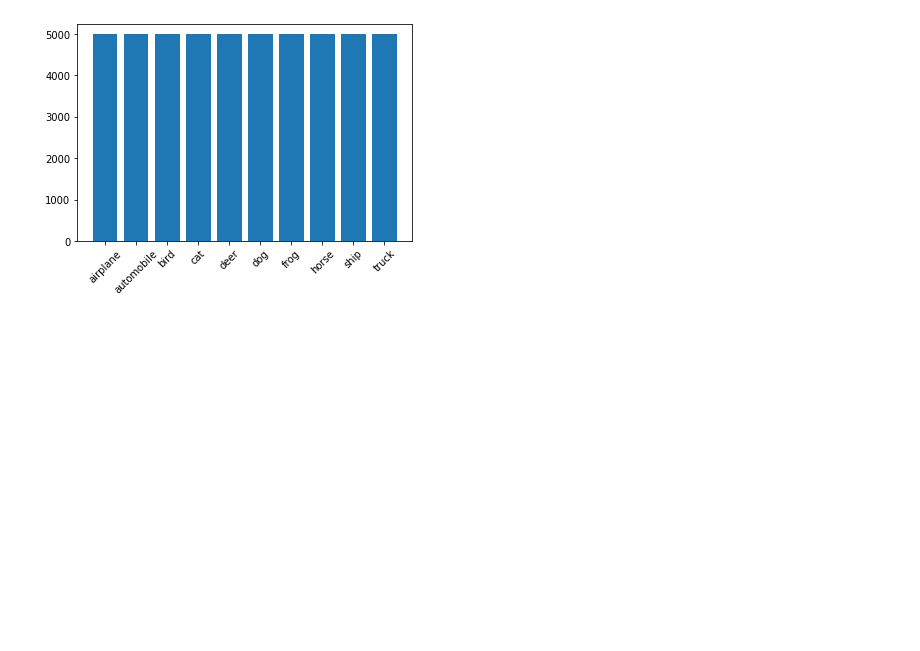
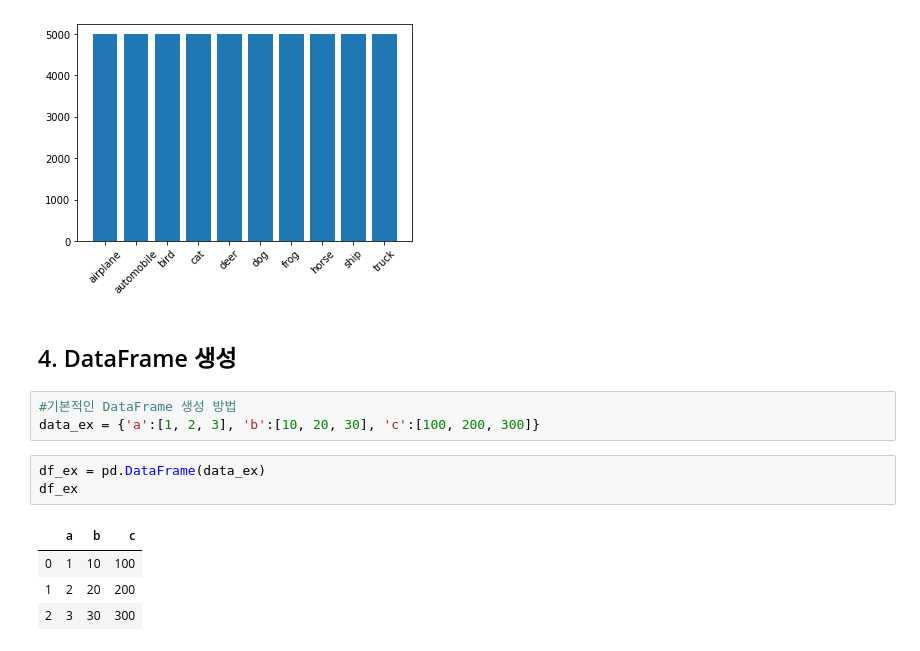
Before and after one commit to Gracechung-sw/AI, a Jupyter notebook: 3. 이미지 분석으로 배우는 tensorflow 2.0 와 Pytorch/6. flow_from_dataframe - dataframe 만들기.ipynb, the cells around one changed output. Cells and saved outputs as stored; diff of their text form; blank space fills up the shorter version.

```diff
--- a/3. 이미지 분석으로 배우는 tensorflow 2.0 와 Pytorch/6. flow_from_dataframe - dataframe 만들기.ipynb
+++ b/3. 이미지 분석으로 배우는 tensorflow 2.0 와 Pytorch/6. flow_from_dataframe - dataframe 만들기.ipynb
@@ -144,3 +144,16 @@ plt.xticks(rotation = 45)#x축 이름 45도 돌려주는 것.
 # %% [output]
 ([0, 1, 2, 3, 4, 5, 6, 7, 8, 9], <a list of 10 Text xticklabel objects>)
 [figure]
+# %% [markdown]
+## 4. DataFrame 생성
+# %%
+#기본적인 DataFrame 생성 방법
+data_ex = {'a':[1, 2, 3], 'b':[10, 20, 30], 'c':[100, 200, 300]}
+# %%
+df_ex = pd.DataFrame(data_ex)
+df_ex
+# %% [output]
+|  | a | b | c |
+| 0 | 1 | 10 | 100 |
+| 1 | 2 | 20 | 200 |
+| 2 | 3 | 30 | 300 |
```
Also changed, not shown: parts of 15 cells of this notebook.
